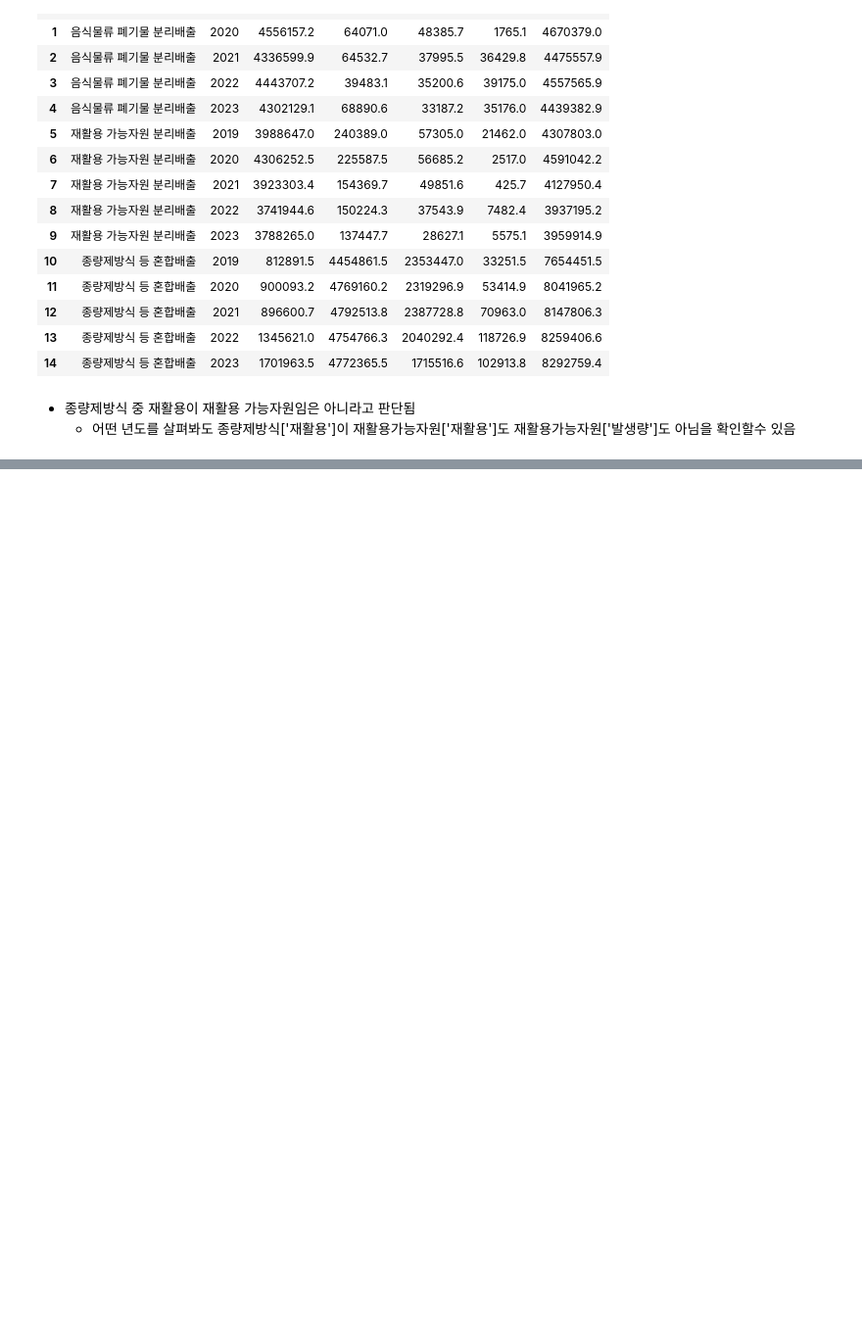
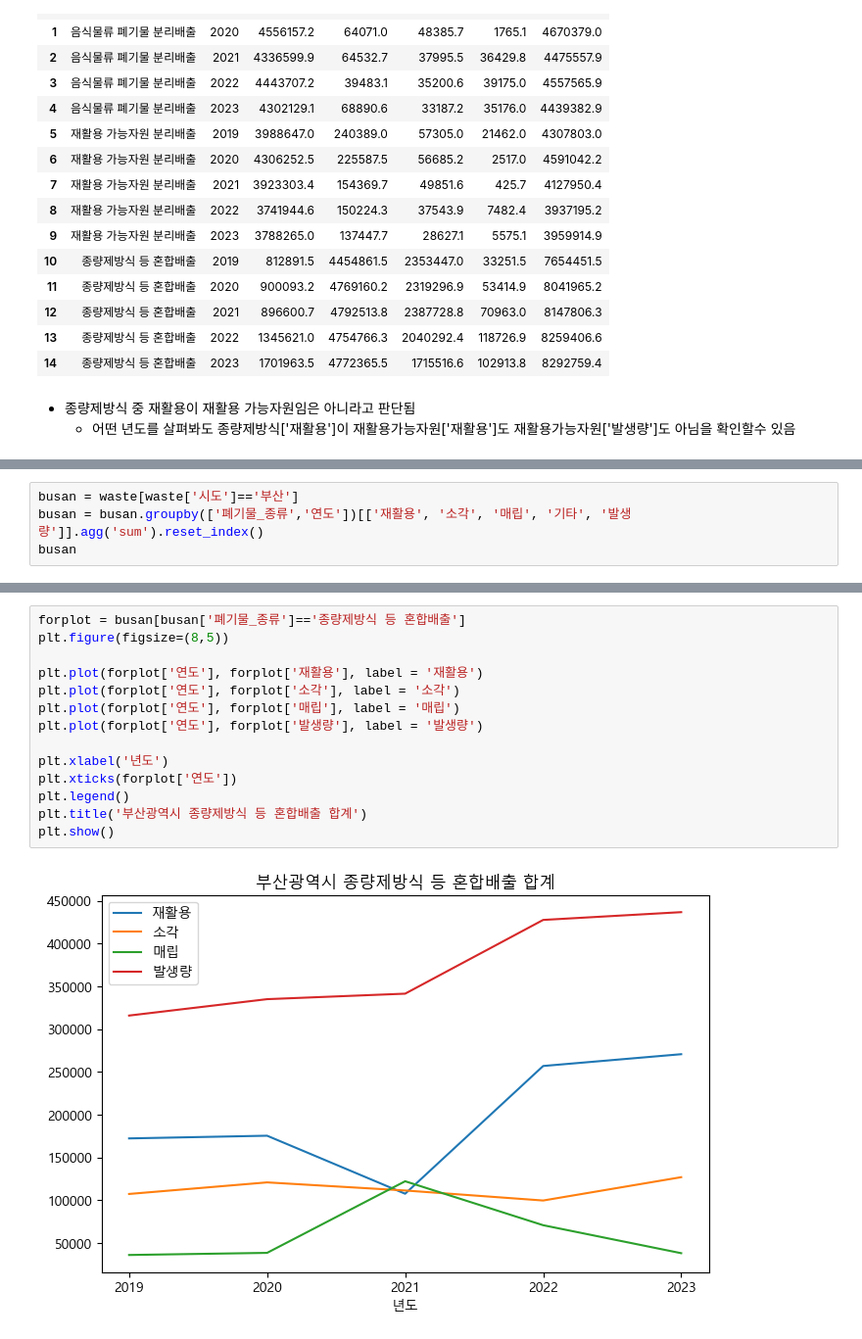
Before and after one commit to kimsang0220/Busan_Big_Data, a Jupyter notebook: NMJ/4차_EDA_쓰레기데이터.ipynb, the cells around one changed output, grey strips where cells are left out. Shown: that part at 98% size. Saved outputs shown, nothing was run; the diff lists cells and outputs as text; blank space fills up the shorter version.

```diff
--- a/NMJ/4차_EDA_쓰레기데이터.ipynb
+++ b/NMJ/4차_EDA_쓰레기데이터.ipynb
@@ -334,0 +218,4 @@ waste_group_total = waste.groupby("폐기물_종류").agg(
+# %%
+busan = waste[waste['시도']=='부산']
+busan = busan.groupby(['폐기물_종류','연도'])[['재활용', '소각', '매립', '기타', '발생량']].agg('sum').reset_index()
+busan
@@ -334,0 +239,16 @@ waste_group_total = waste.groupby("폐기물_종류").agg(
+# %%
+forplot = busan[busan['폐기물_종류']=='종량제방식 등 혼합배출']
+plt.figure(figsize=(8,5))
+
+plt.plot(forplot['연도'], forplot['재활용'], label = '재활용')
+plt.plot(forplot['연도'], forplot['소각'], label = '소각')
+plt.plot(forplot['연도'], forplot['매립'], label = '매립')
+plt.plot(forplot['연도'], forplot['발생량'], label = '발생량')
+
+plt.xlabel('년도')
+plt.xticks(forplot['연도'])
+plt.legend()
+plt.title('부산광역시 종량제방식 등 혼합배출 합계')
+plt.show()
+# %% [output]
+[figure, added]
```
Also changed, not shown: parts of 20 cells of this notebook.
